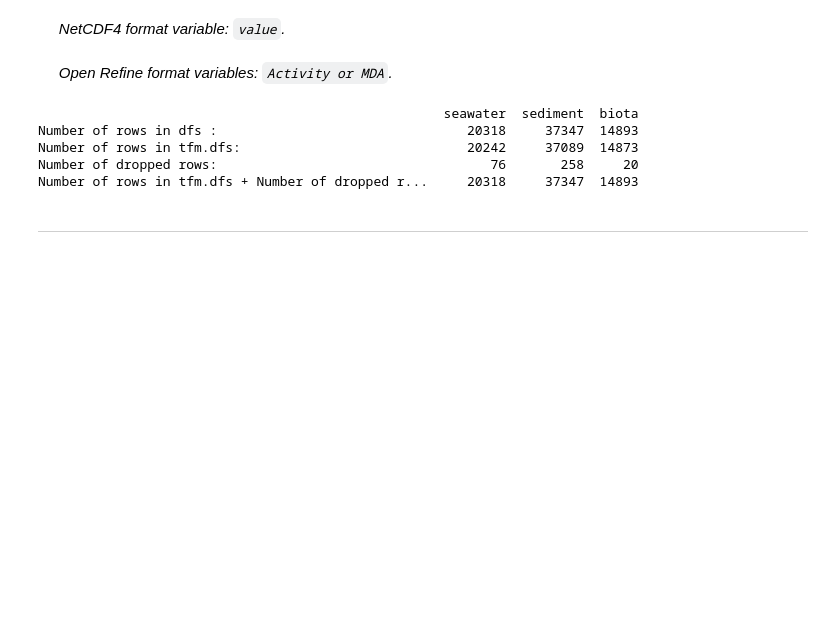
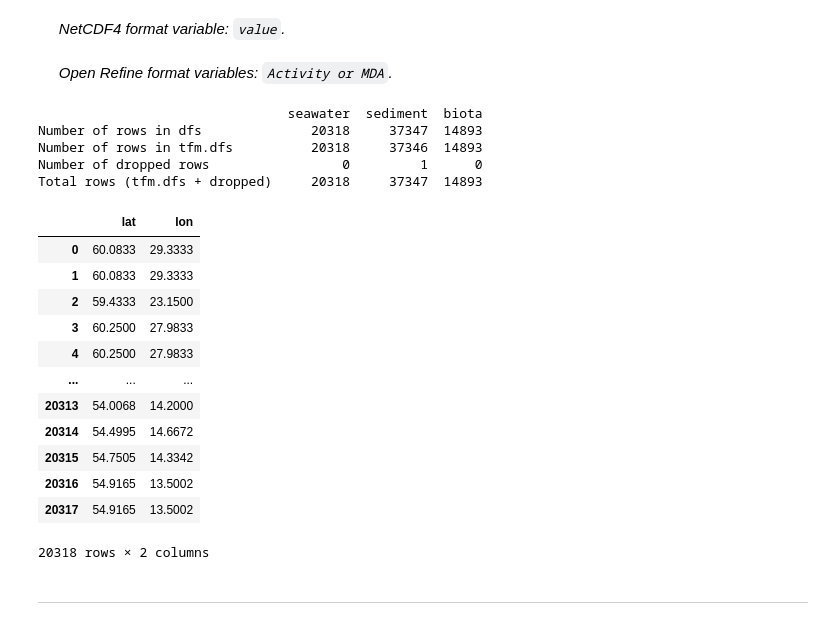
Before and after one commit to niallmurphy93/marisco, a Jupyter notebook: nbs/handlers/helcom.ipynb, the cells around one changed output. Cells and saved outputs as stored; diff of their text form; code cells hidden in the pictures; blank space fills up the shorter version.

```diff
--- a/nbs/handlers/helcom.ipynb
+++ b/nbs/handlers/helcom.ipynb
@@ -2256,7 +2272,7 @@ tfm = Transformer(dfs, cbs=[LowerStripRdnNameCB(),
                             LookupBiotaSpeciesCB(get_maris_species),
                             LookupBiotaBodyPartCB(get_maris_bodypart),
                             LookupBiogroupCB(partial(get_biogroup_lut, species_lut_path())),
-                            LookupSedimentCB(get_maris_sediments),
+                            LookupSedimentCB(get_maris_sediments,preprocess_sediment_data),
                             LookupUnitCB(),
                             LookupDetectionLimitCB(),
                             RemapDataProviderSampleIdCB(),
@@ -2789,3 +2909,40 @@ class SanitizeValue(Callback):
+# %%
+class SanitizeValue(Callback):
+    "Sanitize values by removing rows with blank entries in specified columns."
+
+    def __init__(self, coi: dict):
+        """
+        Initialize the SanitizeValue callback.
+
+        Args:
+            coi (dict): Dictionary containing column names for values for different groups.
+        """
+        fc.store_attr()
+
+    def __call__(self, tfm):
+        """
+        Apply the sanitization process to the dataframes in the transformer.
+
+        Args:
+            tfm (Transformer): The transformer object containing the dataframes to be processed.
+        """
+        for grp, df in tfm.dfs.items():
+            if grp in self.coi:
+                self.sanitize_dataframe(df, self.coi[grp]['val'])
+
+    def sanitize_dataframe(self, df: pd.DataFrame, value_col: str):
+        """
+        Remove rows with NaN values in the specified column.
+
+        Args:
+            df (pd.DataFrame): The dataframe to be sanitized.
+            value_col (str): The column name for values that should be checked for NaNs.
+        """
+        if value_col in df.columns:
+            # Filter out rows where the value column is NaN
+            df_filtered = df[df[value_col].notna()]
+            # Update the dataframe in place
+            df[:] = df_filtered
 # %%
 #|eval: false
 dfs = load_data(fname_in)
@@ -2797,16 +2954,16 @@ tfm = Transformer(dfs, cbs=[LowerStripRdnNameCB(),
                             LookupBiotaSpeciesCB(get_maris_species),
                             LookupBiotaBodyPartCB(get_maris_bodypart),
                             LookupBiogroupCB(partial(get_biogroup_lut, species_lut_path())),
-                            LookupSedimentCB(get_maris_sediments),
+                            LookupSedimentCB(get_maris_sediments,preprocess_sediment_data),
                             LookupUnitCB(),
                             LookupDetectionLimitCB(),
                             RemapDataProviderSampleIdCB(),
+                            LookupFiltCB(renaming_rules,partial(get_filtered_lut, filtered_lut_path())),
                             RemapStationIdCB(),
                             RemapProfileIdCB(),
                             RemapSedSliceTopBottomCB(),
                             LookupDryWetRatio(),
                             FormatCoordinates(coi_coordinates, ddmmmm2dddddd),
-                            SanitizeLonLatCB(),
                             SanitizeValue(coi_val),
                             CompareDfsAndTfm(dfs)
                             ])
@@ -2814,15 +2971,31 @@ tfm = Transformer(dfs, cbs=[LowerStripRdnNameCB(),
 tfm()
 print(pd.DataFrame.from_dict(tfm.compare_stats) , '\n')
 # %% [output]
-                                                    seawater  sediment  biota
-Number of rows in dfs :                                20318     37347  14893
-Number of rows in tfm.dfs:                             20242     37089  14873
-Number of dropped rows:                                   76       258     20
-Number of rows in tfm.dfs + Number of dropped r...     20318     37347  14893
+                                seawater  sediment  biota
+Number of rows in dfs              20318     37347  14893
+Number of rows in tfm.dfs          20318     37346  14893
+Number of dropped rows                 0         1      0
+Total rows (tfm.dfs + dropped)     20318     37347  14893
 # %%
 seawater_review=tfm.dfs_dropped['seawater']
 biota_review=tfm.dfs_dropped['biota']
 sediment_review=tfm.dfs_dropped['sediment']
+# %%
+tfm.dfs['seawater'][['lat' ,'lon']]
+# %% [output]
+|  | lat | lon |
+| 0 | 60.0833 | 29.3333 |
+| 1 | 60.0833 | 29.3333 |
+| 2 | 59.4333 | 23.1500 |
+| 3 | 60.2500 | 27.9833 |
+| 4 | 60.2500 | 27.9833 |
+| ... | ... | ... |
+| 20313 | 54.0068 | 14.2000 |
+| 20314 | 54.4995 | 14.6672 |
+| 20315 | 54.7505 | 14.3342 |
+| 20316 | 54.9165 | 13.5002 |
+| 20317 | 54.9165 | 13.5002 |
+20318 rows × 2 columns
 # %% [markdown]
 ***
 # %% [markdown]
```
Also changed, not shown: parts of 45 cells of this notebook.
